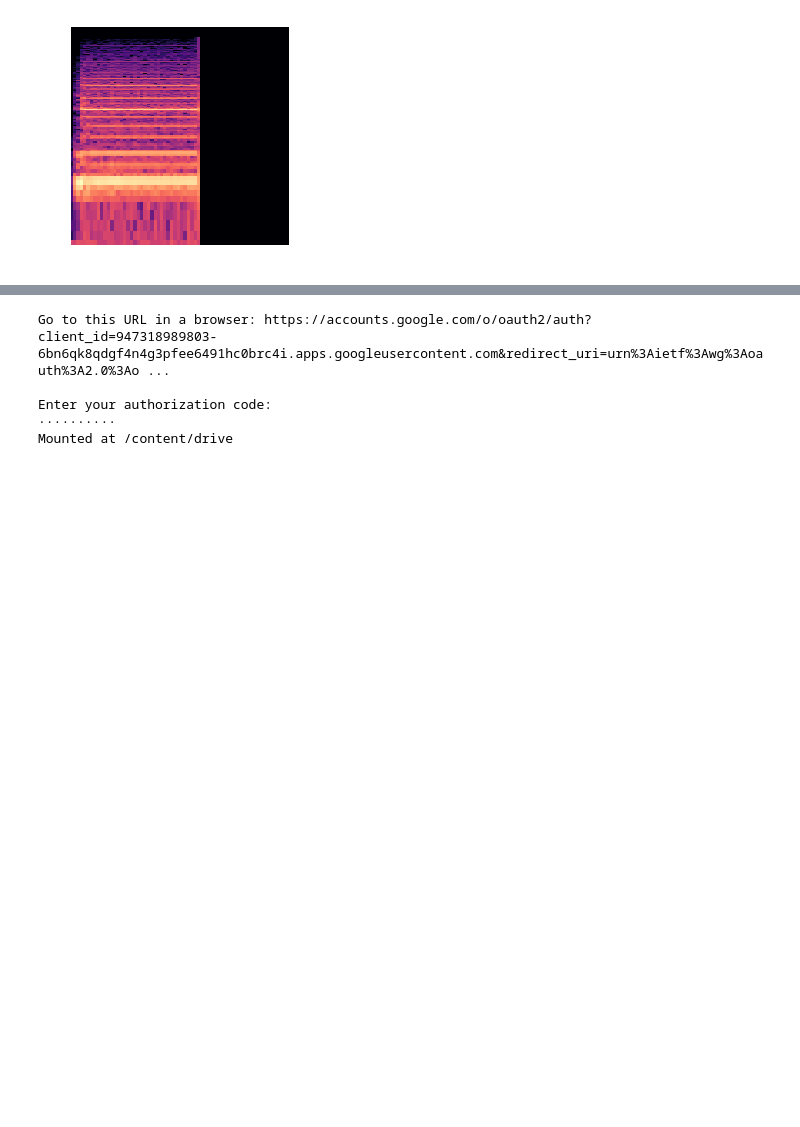
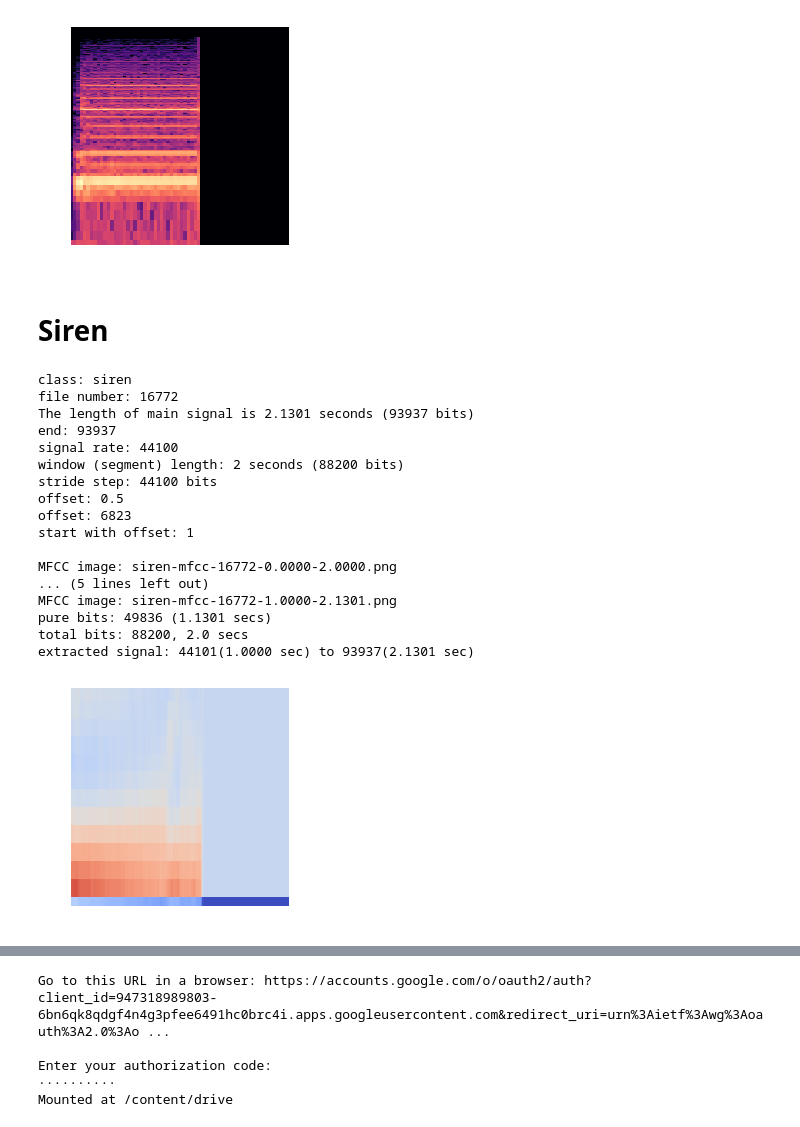
Before and after one commit to SMAHAM/Scene-Recognization, a Jupyter notebook: scene_reorganization.ipynb, the cells around one changed output, grey strips where cells are left out. Drawn from its saved outputs; the diff is of its cells as text; code cells hidden in the pictures; blank space fills up the shorter version.

```diff
--- a/scene_reorganization.ipynb
+++ b/scene_reorganization.ipynb
@@ -428,3 +577,26 @@ The STFT file is created: car_horn_2937_1_stft.png
 The size of main signal is:  36128
 The size of extracted signal is:  36128
 [figure]
+# %% [markdown]
+# Siren
+# %%
+make_mfcc('16772.wav', label ='siren',offset=0.5, stride_ratio=.5, window=2, start=0.154754, end=2.130091, store_path='/content/',show=True)
+# %% [output]
+class: siren
+file number: 16772
+The length of main signal is 2.1301 seconds (93937 bits)
+end: 93937
+signal rate: 44100
+window (segment) length: 2 seconds (88200 bits)
+stride step: 44100 bits
+offset: 0.5
+offset: 6823
+start with offset: 1
+
+MFCC image: siren-mfcc-16772-0.0000-2.0000.png
+... (5 lines left out)
+MFCC image: siren-mfcc-16772-1.0000-2.1301.png
+pure bits: 49836 (1.1301 secs)
+total bits: 88200, 2.0 secs
+extracted signal: 44101(1.0000 sec) to 93937(2.1301 sec)
+[figure, added]
```
Also changed, not shown: parts of 32 cells of this notebook.
